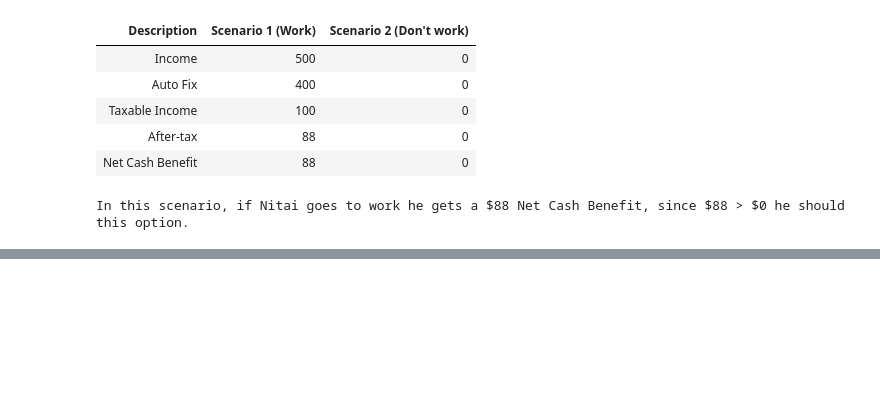
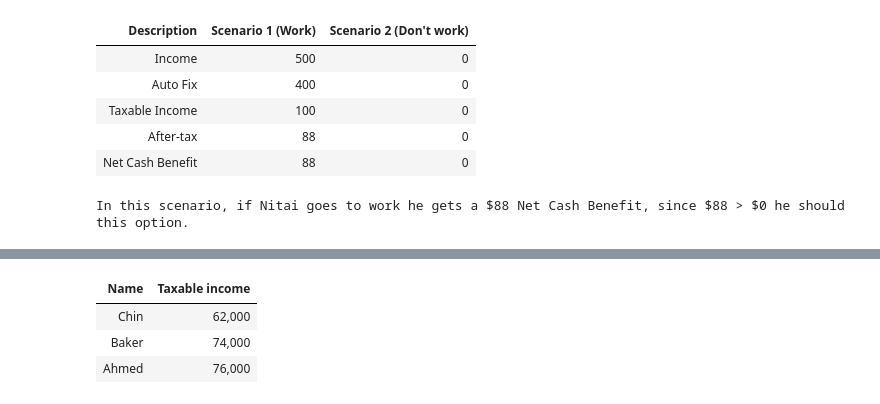
Before and after one commit to ekmartinez/Federal_Taxation, a Jupyter notebook: 03_Individual_income_Tax_Overview_Dependents_and_Filing_Status/03_Individual_Income_Tax_Overview_Dependents_and_Filing_Status_Exercises.ipynb, the cells around one changed output, grey strips where cells are left out. Saved outputs shown, nothing was run; the diff lists cells and outputs as text; code cells hidden in the pictures; blank space fills up the shorter version.

```diff
--- a/03_Individual_income_Tax_Overview_Dependents_and_Filing_Status/03_Individual_Income_Tax_Overview_Dependents_and_Filing_Status_Exercises.ipynb
+++ b/03_Individual_income_Tax_Overview_Dependents_and_Filing_Status/03_Individual_Income_Tax_Overview_Dependents_and_Filing_Status_Exercises.ipynb
@@ -634,0 +646,27 @@ In this scenario, if Nitai goes to work he gets a $88 Net Cash Benefit, since $8
+# %%
+data = {
+    "Ahmed": ["SNG", 0, 90000, 14000, 0, 0],
+    "Baker": ["SNG", 0, 90000, 7000, 7000, 2000],
+    "Chin": ["SNG", 0, 90000, 0, 18000, 10000]
+}
+rankings = {
+    "Ahmed": [], "Baker": [], "Chin": [],
+}
+for k, v in data.items():
+    taxable_income = v[2] - v[3] - v[4] - v[5]
+    rankings[k].append(taxable_income)
+
+df = pd.DataFrame(rankings)
+df = df.transpose()
+df = df.sort_values(by=0)
+df = df.rename(columns={0: "Taxable income"})
+df.index.name = "Name"
+df = df.reset_index()
+df["Taxable income"] = df["Taxable income"].map("{:,.0f}".format)
+
+display(HTML(df.to_html(index=False)))
+# %% [output]
+| Name | Taxable income |
+| Chin | 62,000 |
+| Baker | 74,000 |
+| Ahmed | 76,000 |
```
Also changed, not shown: parts of 2 cells of this notebook.
